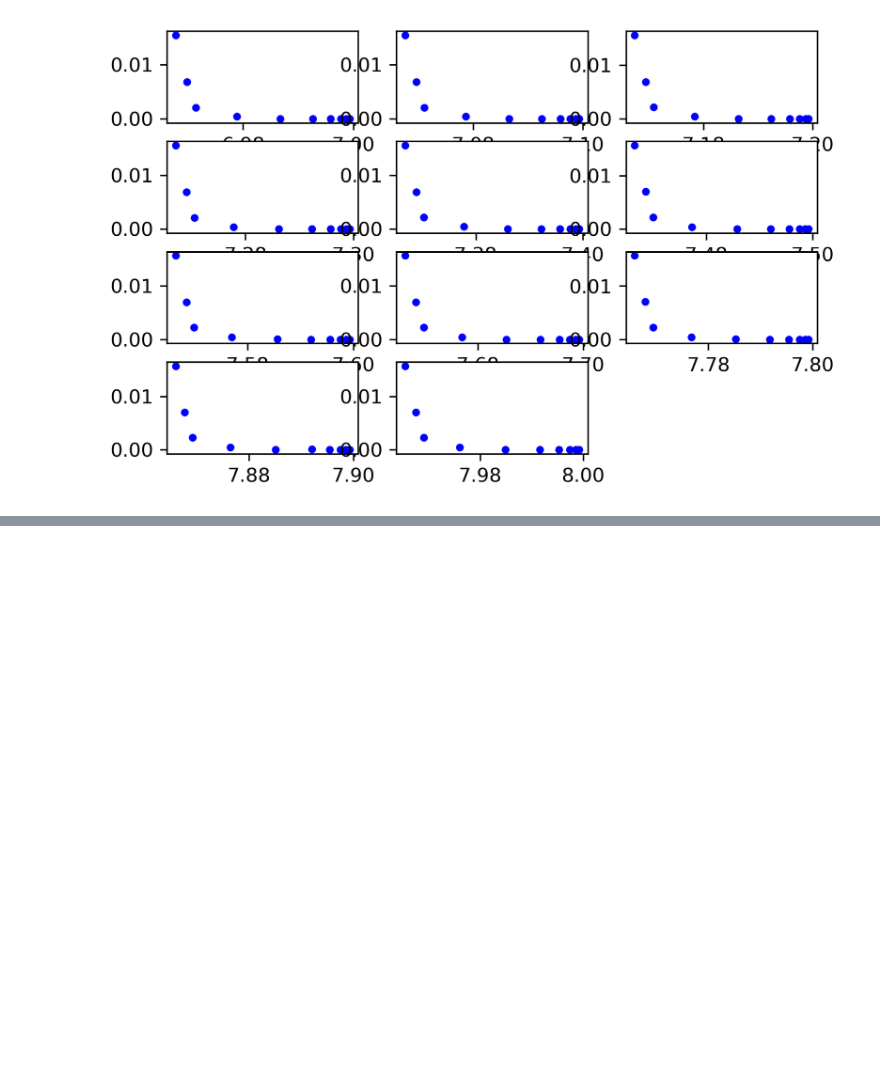
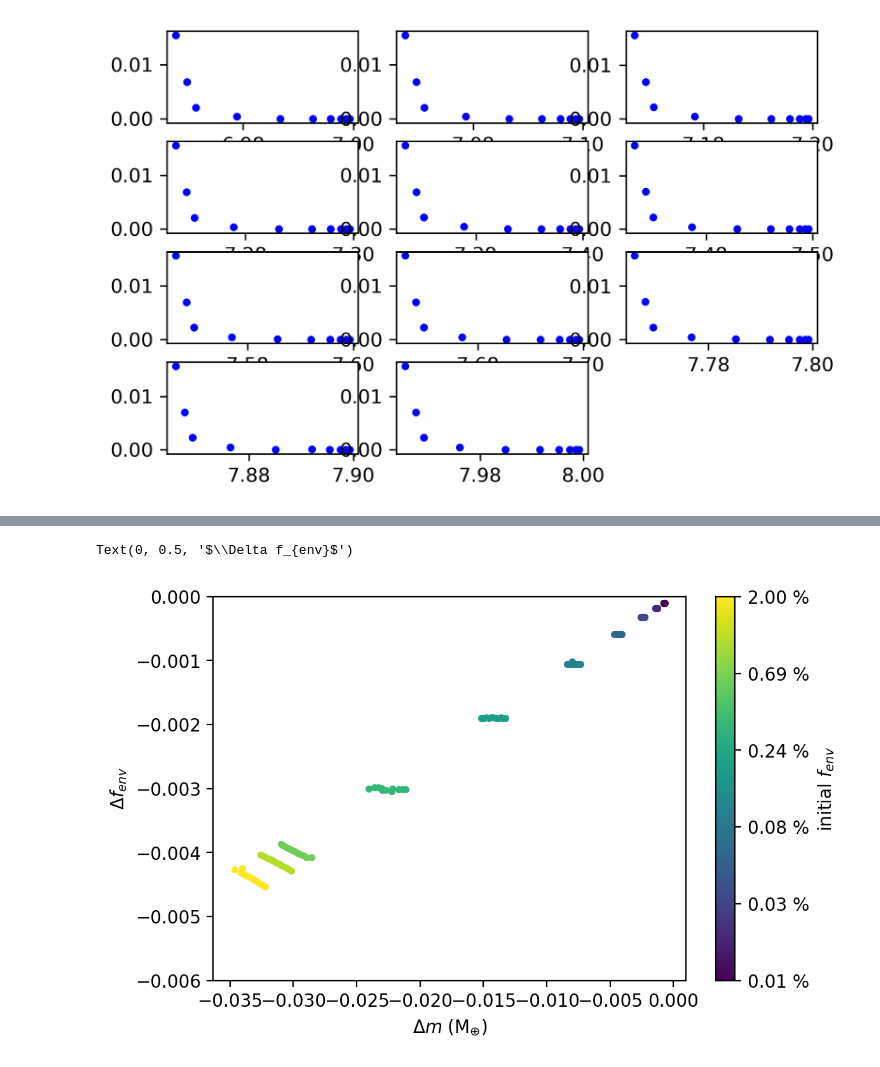
Before and after one commit to bridgethaas/subneptune-generator, a Jupyter notebook: plots.ipynb, the cells around one changed output, grey strips where cells are left out. Cells and saved outputs as stored; diff of their text form; code cells hidden in the pictures; blank space fills up the shorter version.

```diff
--- a/plots.ipynb
+++ b/plots.ipynb
@@ -59,0 +141,26 @@ plt.gcf().set_dpi(300)
+# %%
+logabsmin = np.log10(absmin)
+logabsmax = np.log10(absmax)
+# %%
+for i in range(0,len(fs)):
+    thiscolor = (np.log10(fs[i][0]) - logabsmin)/(logabsmax - logabsmin)
+    thiscolor = np.max(thiscolor,0)
+    plt.plot(deltams[i],deltafs[i],'.',c=cmap(thiscolor))
+
+plt.scatter([],[])
+
+plt.gcf().set_dpi(200)
+plt.gca().set_ylim(-0.006,0)
+cbar = plt.colorbar()
+ticks = cbar.get_ticks()
+cbar.set_ticks(ticks)
+labels = ticks * (logabsmax-logabsmin) + logabsmin
+labels = ['%.2f %%'%(10**label * 100) for label in labels]
+cbar.set_ticklabels(labels)
+cbar.set_label('initial $f_{env}$')
+
+plt.gca().set_xlabel('$\Delta m$ (M$_{\oplus}$)')
+plt.gca().set_ylabel('$\Delta f_{env}$')
+# %% [output]
+Text(0, 0.5, '$\\Delta f_{env}$')
+[figure, added]
```
Also changed, not shown: parts of 9 cells of this notebook, 1 other file.
